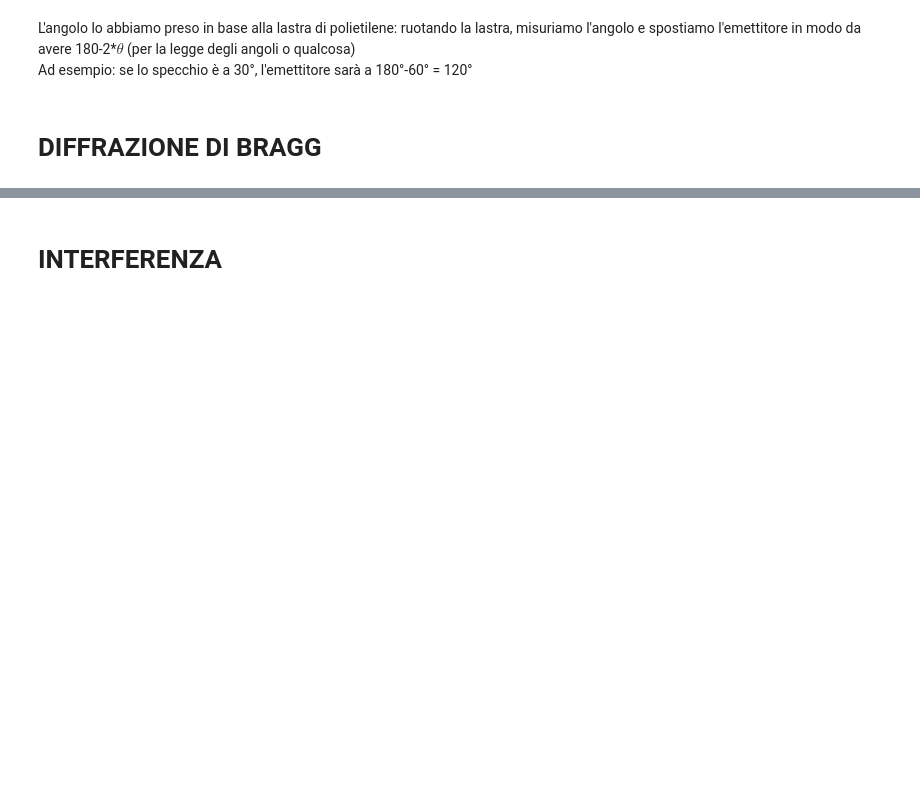
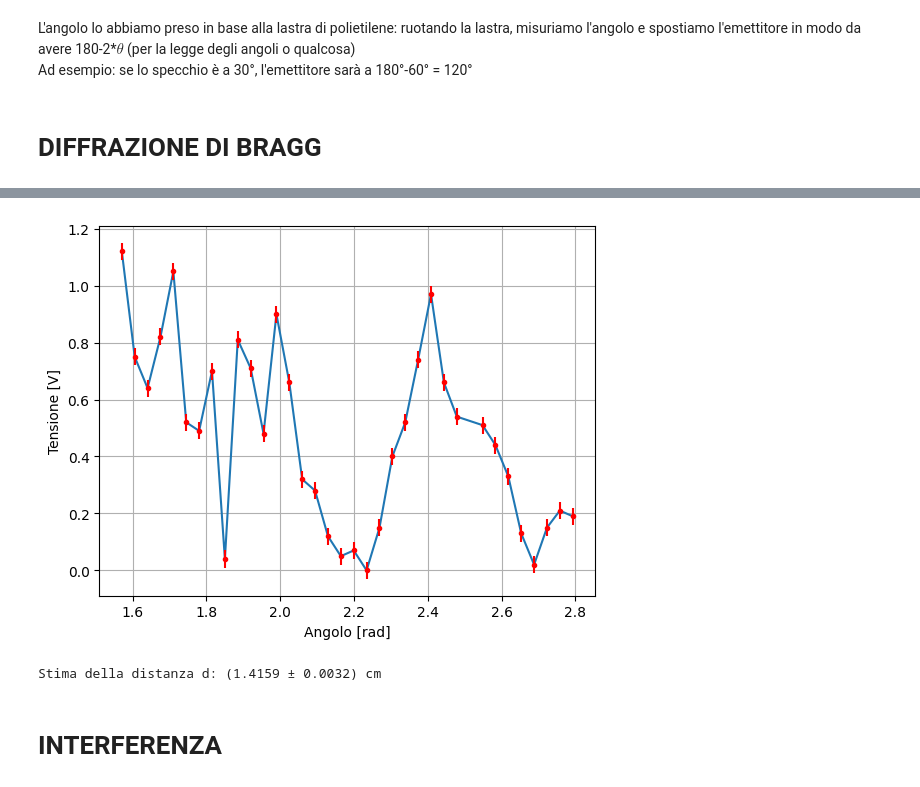
Before and after one commit to Pavar0tty/Laboratorio_2, a Jupyter notebook: Microonde/Analisi.ipynb, the cells around one changed output, grey strips where cells are left out. Cells and saved outputs as stored; diff of their text form; code cells hidden in the pictures; blank space fills up the shorter version.

Commit message:
prova fit diffrazione bragg

```diff
--- a/Microonde/Analisi.ipynb
+++ b/Microonde/Analisi.ipynb
@@ -228,13 +248,37 @@ Ad esempio: se lo specchio è a 30°, l'emettitore sarà a 180°-60° = 120°
 dati_bragg = pd.read_excel("dati_bragg.xlsx")
 rad_bragg = np.deg2rad(dati_bragg["angolo(giorno2)"])
 amp_bragg = dati_bragg["tensione(giorno2)"]
+amp_bragg_err = [0.03 for i in amp_bragg]
 # %%
 plt.plot(rad_bragg, amp_bragg)
-plt.xlabel("Gradi")
+plt.errorbar(rad_bragg, amp_bragg, amp_bragg_err, fmt=".r")
+plt.xlabel("Angolo [rad]")
 plt.ylabel("Tensione [V]")
 plt.grid()
 plt.show()
-# 😂😭
+# I vari picchi strani del grafico rappresentano diffrazioni da vari piani oltre al nostro con indici 100
+# %% [output]
+[figure, added]
+# %%
+lambda_true = 2.85 #cm
+
+
+# ho picco ogni volta che si veririca bragg
+# ovvero ogni volta che lambda = 2dsin(theta)
+# il modello = lambda_true - 2dsin(theta)
+# calcolo chi2 a mano sommando i quadrati delle diff
+# d iniziale 1cm
+def func(d):
+    model = lambda_true - (2 * d * np.sin(theta))
+    return np.sum(((amp_bragg - model)/ amp_bragg_err)**2)
+
+m = Minuit(func, d = 1)
+m.migrad()
+d_fit = m.values["d"]
+d_fit_err = m.errors["d"]
+print(f"Stima della distanza d: ({d_fit:.4f} ± {d_fit_err:.4f}) cm")
+# %% [output]
+Stima della distanza d: (1.4159 ± 0.0032) cm
 # %% [markdown]
 # INTERFERENZA
 # %% [markdown]
```
Also changed, not shown: parts of 4 cells of this notebook, 1 other file.
